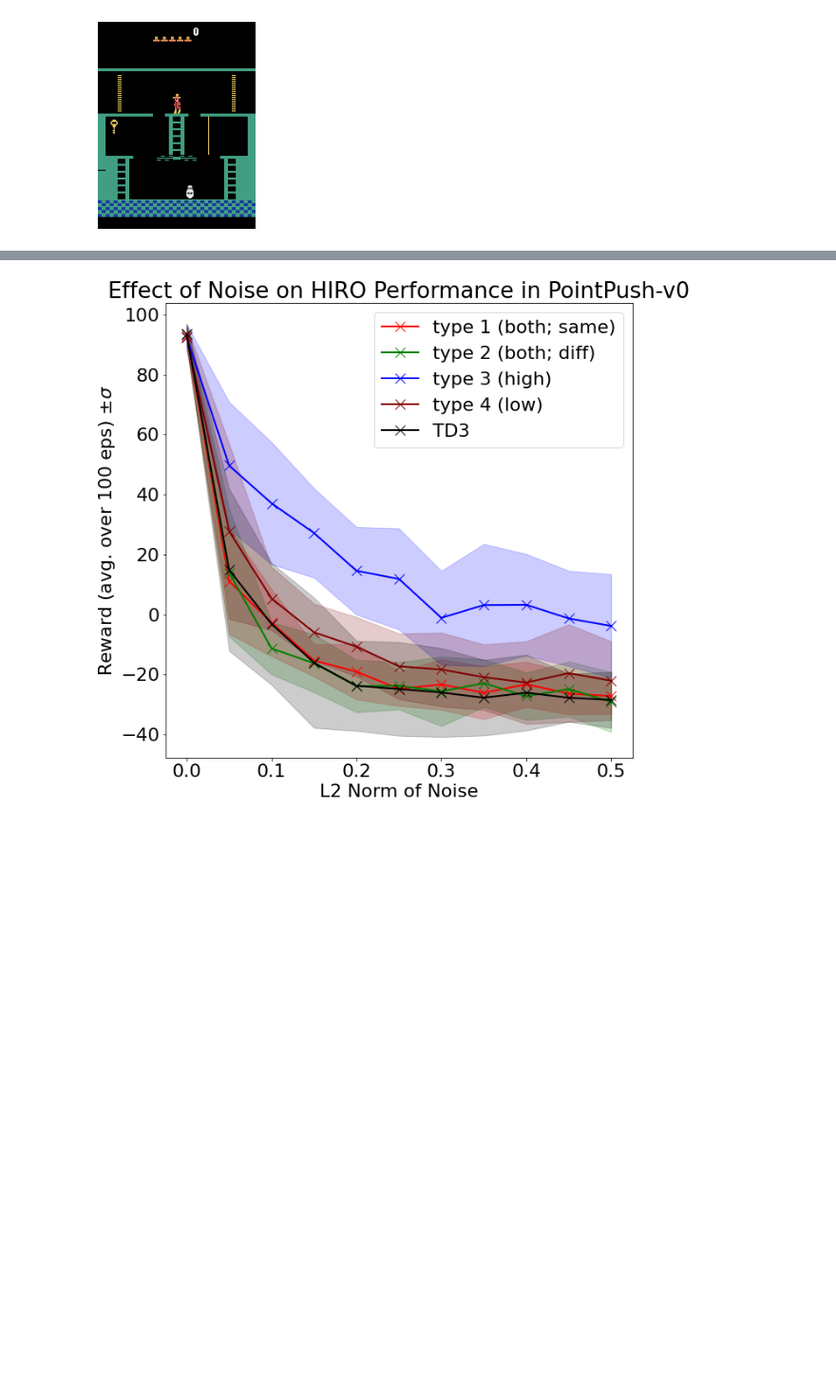
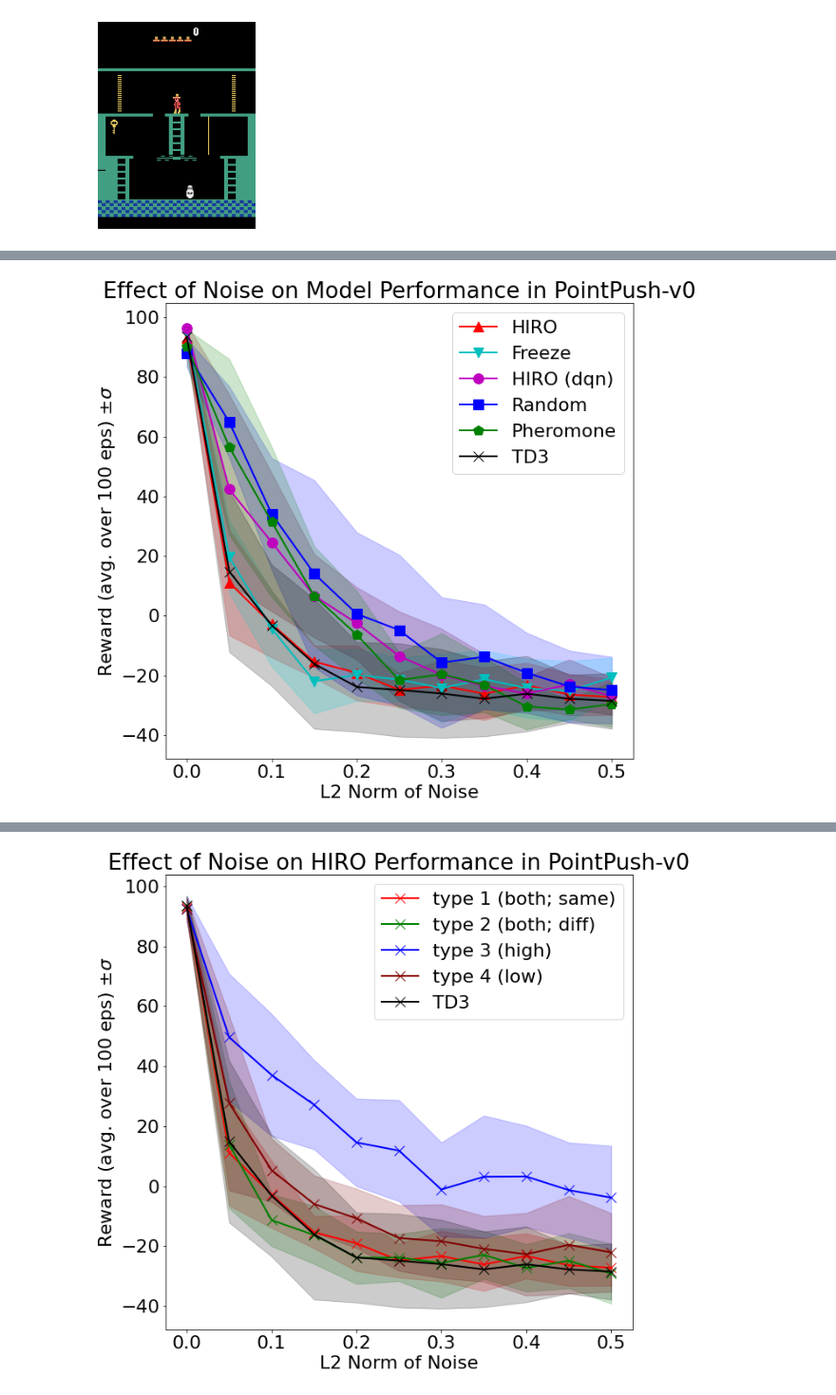
Before and after one commit to Davidobot/adversarial_hrl, a Jupyter notebook: plotting/plotting.ipynb, the cells around one changed output, grey strips where cells are left out. Shown at 95% size. Saved outputs shown, nothing was run; the diff lists cells and outputs as text; code cells hidden in the pictures; blank space fills up the shorter version.

```diff
--- a/plotting/plotting.ipynb
+++ b/plotting/plotting.ipynb
@@ -294,0 +226,34 @@ plot_norms("PointFall-v0", "Scale", [\
+# %%
+import json
+url="pointpush"
+title="PointPush-v0"
+kind="noise"
+td3_eps = json.load(open(f"{url}/{kind}/td3_episodes.json"))
+eps = json.load(open(f"{url}/{kind}/hiro_episodes.json"))['both_same']
+eps_random = json.load(open(f"{url}/{kind}/hiro_random_episodes.json"))['both_same']
+eps_freeze = json.load(open(f"{url}/{kind}/hiro_freeze_episodes.json"))['both_same']
+eps_hdqn = json.load(open(f"{url}/{kind}/hiro_dqn_episodes.json"))['both_same']
+eps_ph = json.load(open(f"{url}/{kind}/hiro_pheromone_episodes.json"))['both_same']
+
+plot_norms(title, "Noise", [\
+    (eps, "-r^", "red", "HIRO"),\
+    (eps_freeze, "-cv", "cyan", "Freeze"),\
+    (eps_hdqn, "-mo", "maroon", "HIRO (dqn)"),\
+    (eps_random, "-bs", "blue", "Random"),\
+    (eps_ph, "-gp", "green", "Pheromone"),\
+    (td3_eps, "-kx", "black", "TD3")
+   ], "Model")#, xlabel="Extra Starting Range")
+
+#plot_norms("PointPush-v0 (Pheromone)", "Noise", [\
+#    (eps_std['both_same'], "red", "type 1 (both; same)"),\
+#    (eps_std['both'], "green", "type 2 (both; diff)"),\
+#    (eps_std['goal_only'], "blue", "type 3 (high)"),\
+#    (eps_std['action_only'], "maroon", "type 4 (low)"),\
+#    (eps['both_same'], "yellow", "type 1 ph"),\
+#    (eps['both'], "black", "type 2 ph"),\
+#    (eps['goal_only'], "aqua", "type 3 ph"),\
+#    (eps['action_only'], "purple", "type 4 ph"),\
+#    #(td3_eps, "black", "TD3")
+#   ], "HIRO\n")
+# %% [output]
+[figure, added]
```
Also changed, not shown: parts of 15 cells of this notebook, 11 other files.
